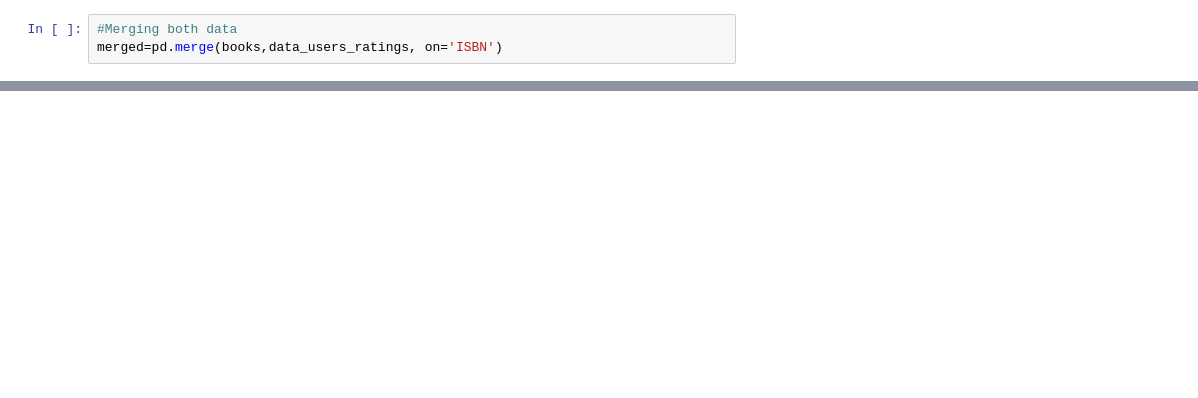
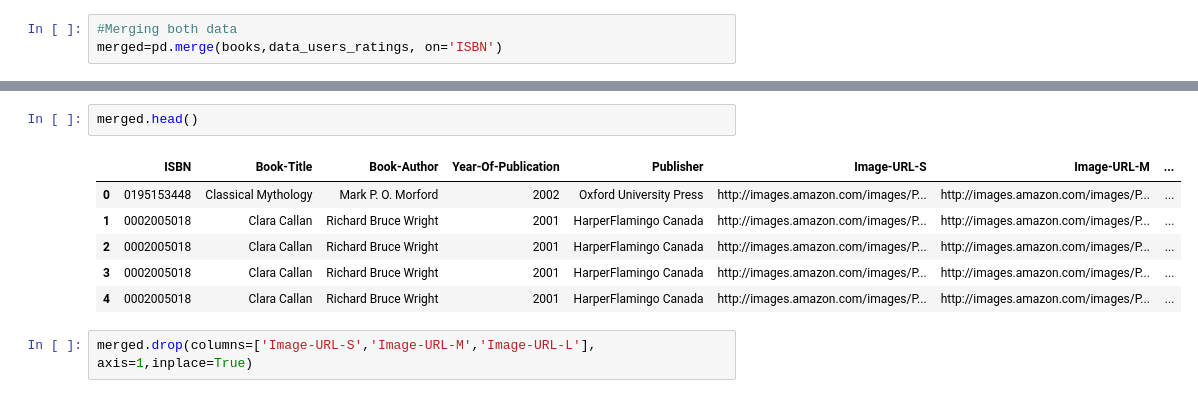
Before and after one commit to saurabhshinkar/BRS, a Jupyter notebook: Book_Recommendation_System_Saurabh_Shinkar.ipynb, the cells around one changed output, grey strips where cells are left out. Cells and saved outputs as stored; diff of their text form; blank space fills up the shorter version.

```diff
--- a/Book_Recommendation_System_Saurabh_Shinkar.ipynb
+++ b/Book_Recommendation_System_Saurabh_Shinkar.ipynb
@@ -299,0 +308,11 @@ memory usage: 102.3+ MB
+# %%
+merged.head()
+# %% [output]
+|  | ISBN | Book-Title | Book-Author | Year-Of-Publication | Publisher | Image-URL-S | Image-URL-M | ... |
+| 0 | 0195153448 | Classical Mythology | Mark P. O. Morford | 2002 | Oxford University Press | http://images.amazon.com/images/P... | http://images.amazon.com/images/P... | ... |
+| 1 | 0002005018 | Clara Callan | Richard Bruce Wright | 2001 | HarperFlamingo Canada | http://images.amazon.com/images/P... | http://images.amazon.com/images/P... | ... |
+| 2 | 0002005018 | Clara Callan | Richard Bruce Wright | 2001 | HarperFlamingo Canada | http://images.amazon.com/images/P... | http://images.amazon.com/images/P... | ... |
+| 3 | 0002005018 | Clara Callan | Richard Bruce Wright | 2001 | HarperFlamingo Canada | http://images.amazon.com/images/P... | http://images.amazon.com/images/P... | ... |
+| 4 | 0002005018 | Clara Callan | Richard Bruce Wright | 2001 | HarperFlamingo Canada | http://images.amazon.com/images/P... | http://images.amazon.com/images/P... | ... |
+# %%
+merged.drop(columns=['Image-URL-S','Image-URL-M','Image-URL-L'], axis=1,inplace=True)
```
Also changed, not shown: parts of 27 cells of this notebook.
